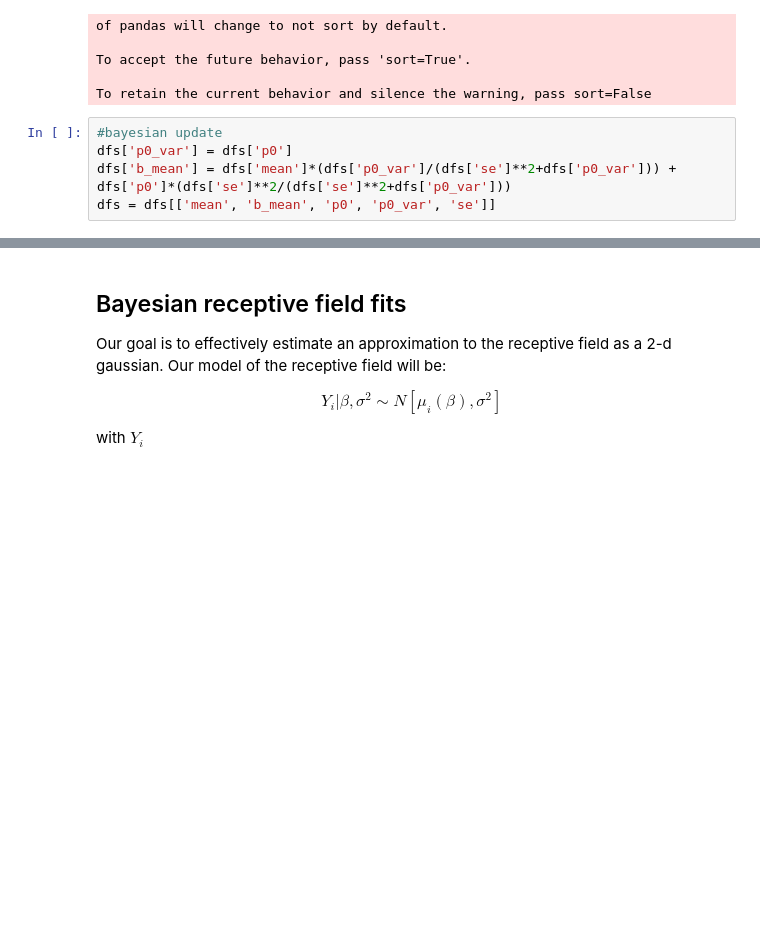
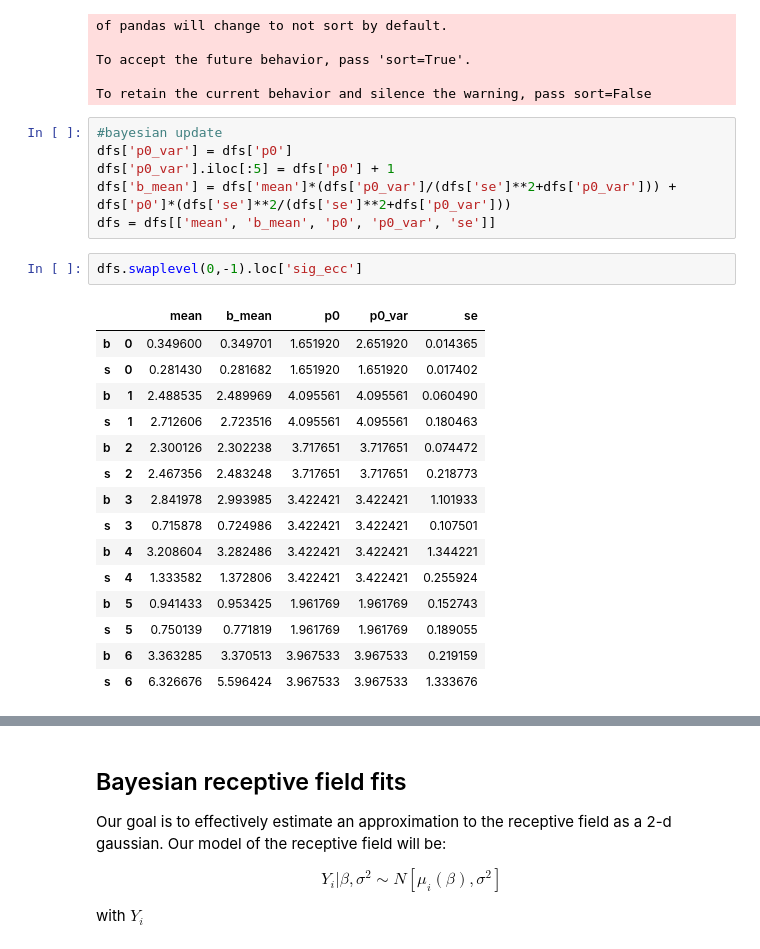
Before and after one commit to deanpospisil/ipython_nb, a Jupyter notebook: RF fitting elongated gaussian.ipynb, the cells around one changed output, grey strips where cells are left out. Saved outputs shown, nothing was run; the diff lists cells and outputs as text; blank space fills up the shorter version.

```diff
--- a/RF fitting elongated gaussian.ipynb
+++ b/RF fitting elongated gaussian.ipynb
@@ -366,8 +366,27 @@ To retain the current behavior and silence the warning, pass sort=False
 # %%
 #bayesian update
 dfs['p0_var'] = dfs['p0']
+dfs['p0_var'].iloc[:5] = dfs['p0'] + 1
 dfs['b_mean'] = dfs['mean']*(dfs['p0_var']/(dfs['se']**2+dfs['p0_var'])) + dfs['p0']*(dfs['se']**2/(dfs['se']**2+dfs['p0_var']))
 dfs = dfs[['mean', 'b_mean', 'p0', 'p0_var', 'se']]
+# %%
+dfs.swaplevel(0,-1).loc['sig_ecc']
+# %% [output]
+|  |  | mean | b_mean | p0 | p0_var | se |
+| b | 0 | 0.349600 | 0.349701 | 1.651920 | 2.651920 | 0.014365 |
+| s | 0 | 0.281430 | 0.281682 | 1.651920 | 1.651920 | 0.017402 |
+| b | 1 | 2.488535 | 2.489969 | 4.095561 | 4.095561 | 0.060490 |
+| s | 1 | 2.712606 | 2.723516 | 4.095561 | 4.095561 | 0.180463 |
+| b | 2 | 2.300126 | 2.302238 | 3.717651 | 3.717651 | 0.074472 |
+| s | 2 | 2.467356 | 2.483248 | 3.717651 | 3.717651 | 0.218773 |
+| b | 3 | 2.841978 | 2.993985 | 3.422421 | 3.422421 | 1.101933 |
+| s | 3 | 0.715878 | 0.724986 | 3.422421 | 3.422421 | 0.107501 |
+| b | 4 | 3.208604 | 3.282486 | 3.422421 | 3.422421 | 1.344221 |
+| s | 4 | 1.333582 | 1.372806 | 3.422421 | 3.422421 | 0.255924 |
+| b | 5 | 0.941433 | 0.953425 | 1.961769 | 1.961769 | 0.152743 |
+| s | 5 | 0.750139 | 0.771819 | 1.961769 | 1.961769 | 0.189055 |
+| b | 6 | 3.363285 | 3.370513 | 3.967533 | 3.967533 | 0.219159 |
+| s | 6 | 6.326676 | 5.596424 | 3.967533 | 3.967533 | 1.333676 |
 # %%
 levels = np.array([0.25, 0.5,.99])
 stims = range(15)
```
Also changed, not shown: parts of 6 cells of this notebook, 2 other files.
